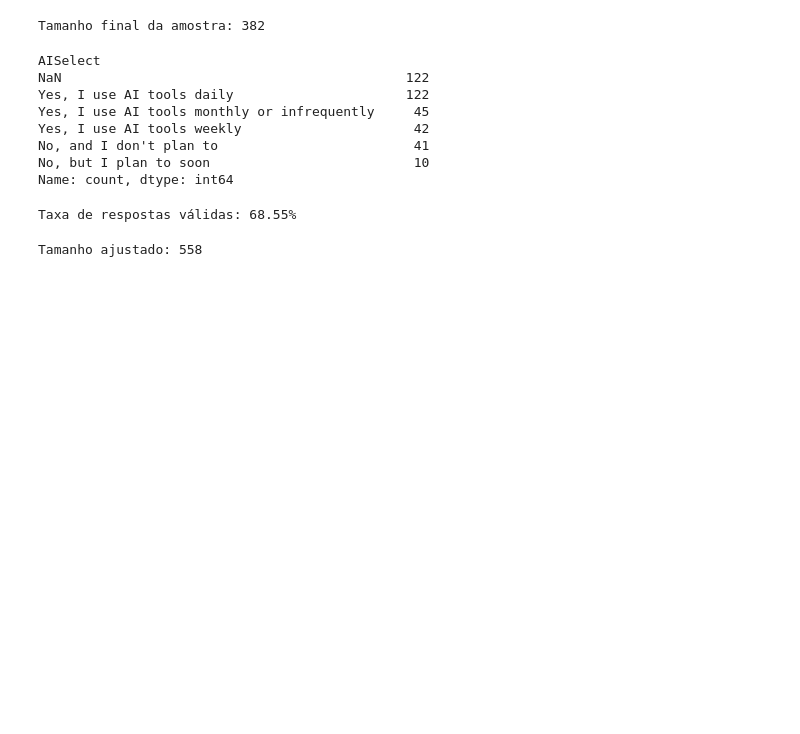
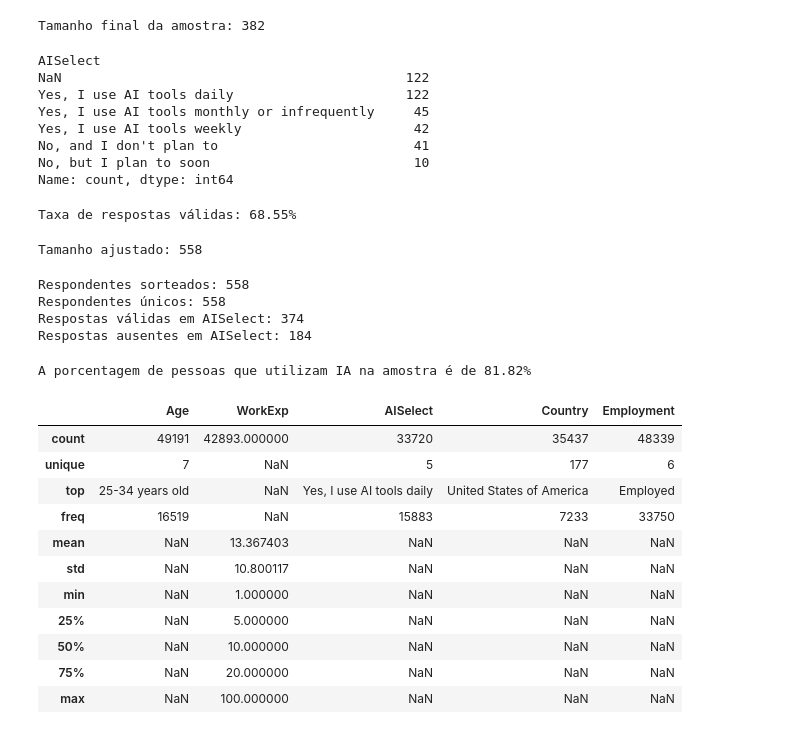
Before and after one commit to lucao-py/stackoverflow-survey-statistical-analysis, a Jupyter notebook: notebook/main.ipynb, the cells around one changed output. Drawn from its saved outputs; the diff is of its cells as text; code cells hidden in the pictures; blank space fills up the shorter version.

```diff
--- a/notebook/main.ipynb
+++ b/notebook/main.ipynb
@@ -189,0 +200,22 @@ Tamanho ajustado: 558
+# %%
+print(f"Respondentes sorteados: {len(amostra_ajustada)}")
+
+print(
+    f"Respondentes únicos: "
+    f"{amostra_ajustada['ResponseId'].nunique()}"
+)
+
+print(
+    f"Respostas válidas em AISelect: "
+    f"{amostra_ajustada['AISelect'].count()}"
+)
+
+print(
+    f"Respostas ausentes em AISelect: "
+    f"{amostra_ajustada['AISelect'].isna().sum()}"
+)
+# %% [output]
+Respondentes sorteados: 558
+Respondentes únicos: 558
+Respostas válidas em AISelect: 374
+Respostas ausentes em AISelect: 184
@@ -189,0 +227,21 @@ Tamanho ajustado: 558
+# %%
+print(f"A porcentagem de pessoas que utilizam IA na amostra é de {proporcao_ia:.2%}")
+# %% [output]
+A porcentagem de pessoas que utilizam IA na amostra é de 81.82%
+# %%
+colunas = ["Age", "WorkExp", "AISelect", "Country", "Employment"]
+
+df[colunas].describe(include="all")
+# %% [output]
+|  | Age | WorkExp | AISelect | Country | Employment |
+| count | 49191 | 42893.000000 | 33720 | 35437 | 48339 |
+| unique | 7 | NaN | 5 | 177 | 6 |
+| top | 25-34 years old | NaN | Yes, I use AI tools daily | United States of America | Employed |
+| freq | 16519 | NaN | 15883 | 7233 | 33750 |
+| mean | NaN | 13.367403 | NaN | NaN | NaN |
+| std | NaN | 10.800117 | NaN | NaN | NaN |
+| min | NaN | 1.000000 | NaN | NaN | NaN |
+| 25% | NaN | 5.000000 | NaN | NaN | NaN |
+| 50% | NaN | 10.000000 | NaN | NaN | NaN |
+| 75% | NaN | 20.000000 | NaN | NaN | NaN |
+| max | NaN | 100.000000 | NaN | NaN | NaN |
```
Also changed, not shown: parts of 4 cells of this notebook.
